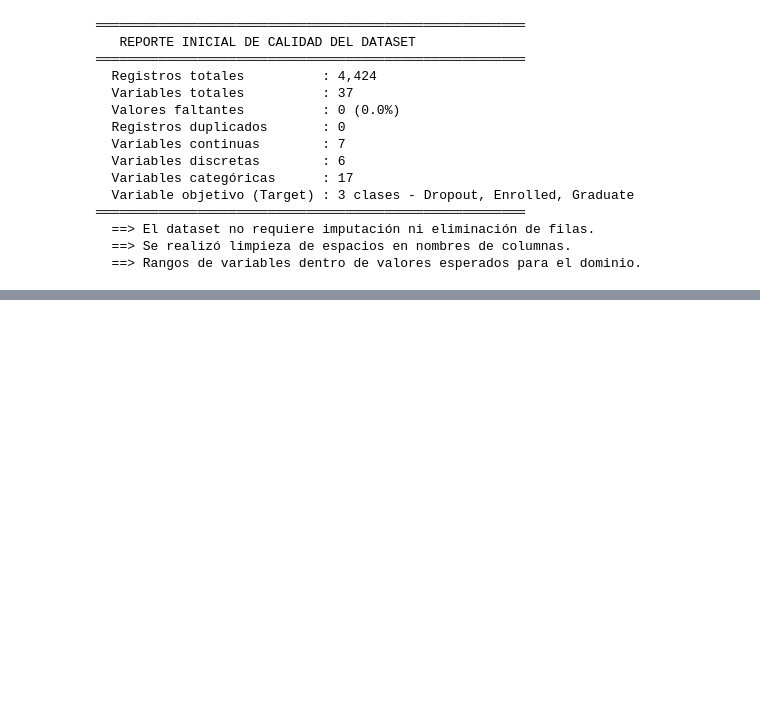
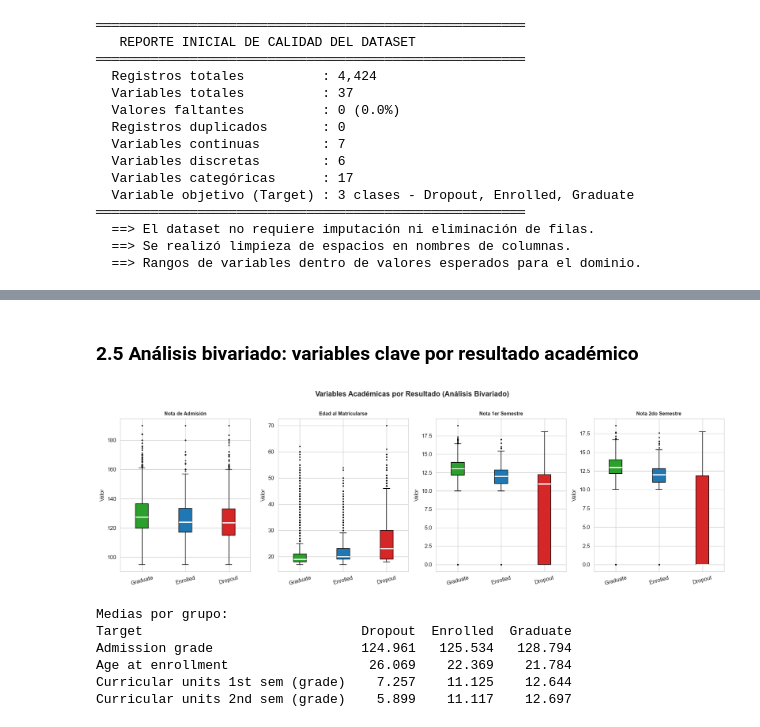
Before and after one commit to dark452/mcdi501-grupo1, a Jupyter notebook: notebooks/F2.ipynb, the cells around one changed output, grey strips where cells are left out. Saved outputs shown, nothing was run; the diff lists cells and outputs as text; code cells hidden in the pictures; blank space fills up the shorter version.

Commit message:
feat(F2): Se agrega sección 2 sobre el análisis exploratorio de los datos

```diff
--- a/notebooks/F2.ipynb
+++ b/notebooks/F2.ipynb
@@ -222,0 +389,41 @@ print('  ==> Rangos de variables dentro de valores esperados para el dominio.')
+# %% [markdown]
+### 2.5 Análisis bivariado: variables clave por resultado académico
+# %%
+key_vars = ['Admission grade', 'Age at enrollment',
+            'Curricular units 1st sem (grade)', 'Curricular units 2nd sem (grade)']
+key_labs = ['Nota de Admisión', 'Edad al Matricularse',
+             'Nota 1er Semestre', 'Nota 2do Semestre']
+
+fig, axes = plt.subplots(1, 4, figsize=(16, 5))
+palette = COLORS_TARGET
+
+for i, (var, lab) in enumerate(zip(key_vars, key_labs)):
+    data_plot = [df[df['Target']==t][var].values for t in ORDER_TARGET]
+    bp = axes[i].boxplot(data_plot, labels=ORDER_TARGET, patch_artist=True,
+                         medianprops={'color': 'white', 'linewidth': 2},
+                         whiskerprops={'color': 'black'},
+                         capprops={'color': 'black'},
+                         flierprops={'marker': '.', 'markersize': 3, 'color': '#999999'})
+    for patch, t in zip(bp['boxes'], ORDER_TARGET):
+        patch.set_facecolor(palette[t])
+    axes[i].set_title(lab, fontweight='bold', fontsize=9)
+    axes[i].set_ylabel('Valor')
+    axes[i].tick_params(axis='x', labelrotation=15)
+
+plt.suptitle('Variables Académicas por Resultado (Análisis Bivariado)',
+             fontsize=13, fontweight='bold', y=1.01)
+plt.tight_layout()
+plt.savefig('../data/processed/fig3_boxplots_target.png', bbox_inches='tight', dpi=150)
+plt.show()
+
+# Medias por grupo
+print('\nMedias por grupo:')
+print(df.groupby('Target')[key_vars].mean().round(3).T.to_string())
+# %% [output]
+[figure, added]
+Medias por grupo:
+Target                            Dropout  Enrolled  Graduate
+Admission grade                   124.961   125.534   128.794
+Age at enrollment                  26.069    22.369    21.784
+Curricular units 1st sem (grade)    7.257    11.125    12.644
+Curricular units 2nd sem (grade)    5.899    11.117    12.697
```
Also changed, not shown: parts of 16 cells of this notebook, 5 other files.
